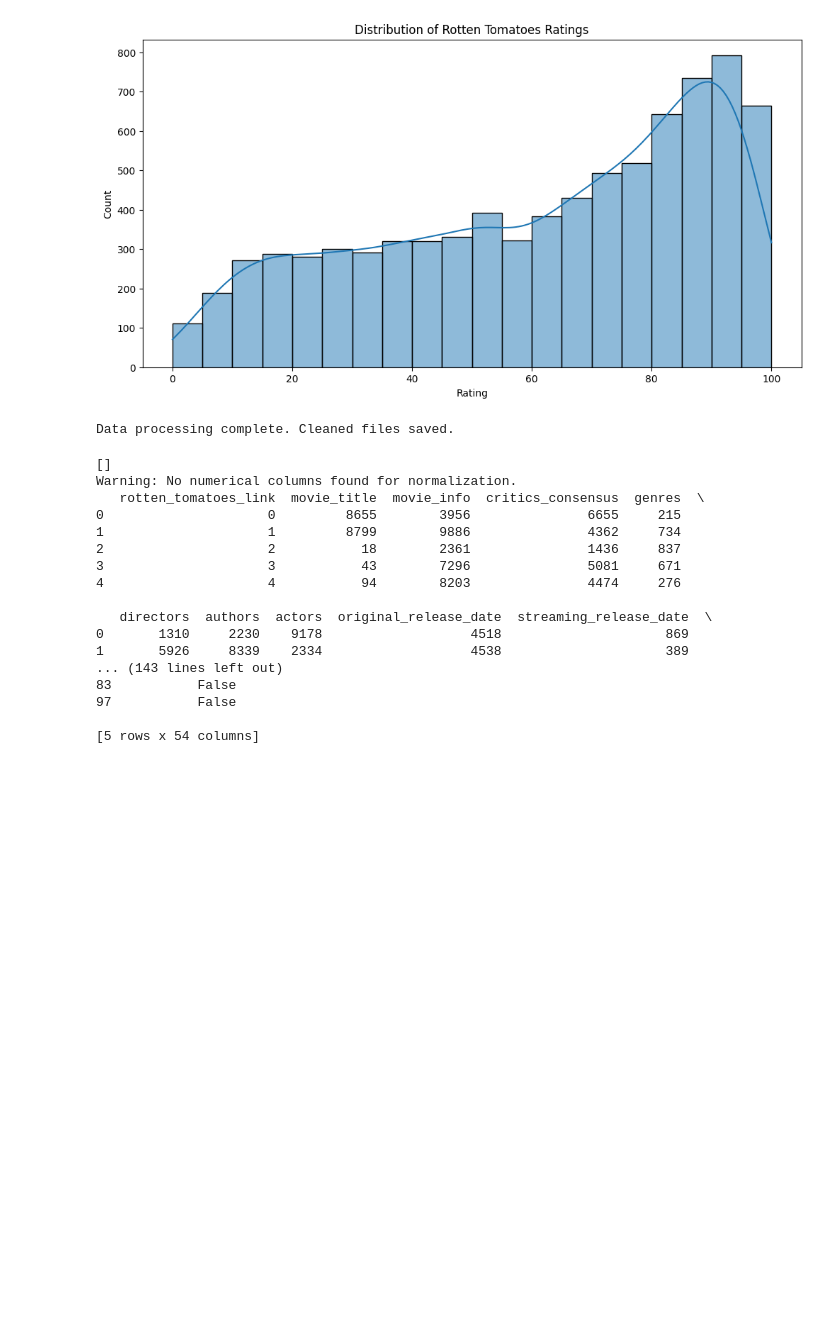
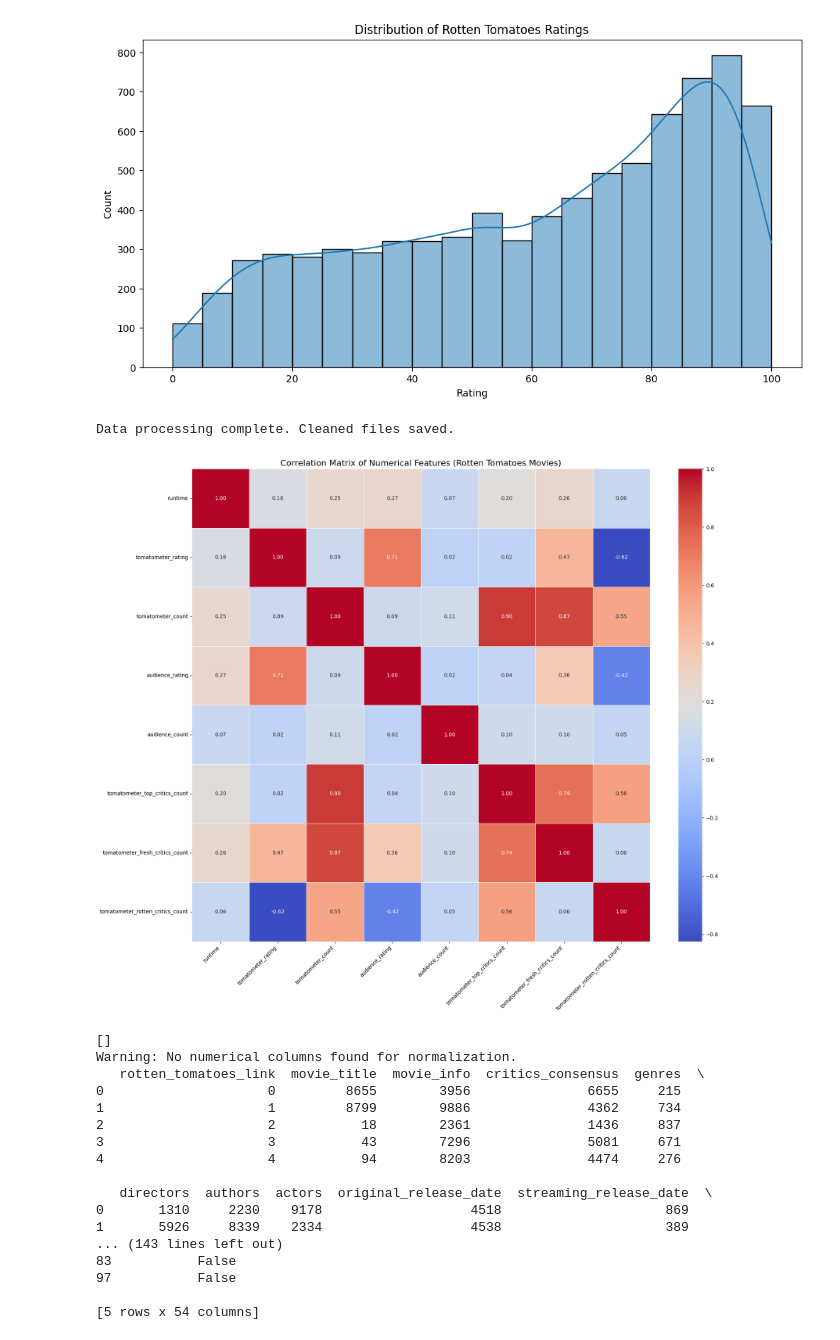
Before and after one commit to CodeRanger1998/cap5771sp25-project, a Jupyter notebook: Scripts/Preprocessing.ipynb, the cells around one changed output. Cells and saved outputs as stored; diff of their text form; code cells hidden in the pictures; blank space fills up the shorter version.

```diff
--- a/Scripts/Preprocessing.ipynb
+++ b/Scripts/Preprocessing.ipynb
@@ -2,6 +2,7 @@
 import pandas as pd
 import matplotlib.pyplot as plt
 import seaborn as sns
+import numpy as np
 
 # Load datasets
 imdb_df = pd.read_csv('../Data/imdb_top_1000.csv')
@@ -56,33 +57,53 @@ plt.show()
 
 # Save cleaned data
 imdb_df.to_csv('cleaned_imdb.csv', index=False)
 netflix_df.to_csv('cleaned_netflix.csv', index=False)
 rotten_reviews_df.to_csv('cleaned_rotten_reviews.csv', index=False)
 tmdb_credits_df.to_csv('cleaned_tmdb_credits.csv', index=False)
 rotten_movies_df.to_csv('cleaned_rotten_movies.csv', index=False)
 
 print("Data processing complete. Cleaned files saved.")
+
+# --- Correlation Matrix Heatmap ---
+
+# Select only numerical columns for the correlation matrix
+# Make sure this selection happens AFTER handling missing values if necessary
+# For example, using the already cleaned rotten_movies_df
+numerical_cols = rotten_movies_df.select_dtypes(include=np.number).columns
+correlation_matrix = rotten_movies_df[numerical_cols].corr()
+
+# Plot the heatmap
+plt.figure(figsize=(18, 15)) # Adjust size as needed
+sns.heatmap(correlation_matrix, annot=True, cmap='coolwarm', fmt=".2f", linewidths=.5)
+plt.title("Correlation Matrix of Numerical Features (Rotten Tomatoes Movies)", fontsize=16)
+plt.xticks(rotation=45, ha='right') # Rotate x-axis labels for better readability
+plt.yticks(rotation=0) # Ensure y-axis labels are horizontal
+plt.tight_layout() # Adjust layout to prevent labels overlapping
+# Optional: Save the heatmap figure
+plt.savefig('correlation_matrix_heatmap.png', dpi=300, bbox_inches='tight')
+plt.show()
 # %% [output]
 IMDb Dataset:
 <class 'pandas.core.frame.DataFrame'>
 RangeIndex: 1000 entries, 0 to 999
 Data columns (total 16 columns):
  #   Column         Non-Null Count  Dtype
 ---  ------         --------------  -----
  0   Poster_Link    1000 non-null   object
  1   Series_Title   1000 non-null   object
  2   Released_Year  1000 non-null   object
  3   Certificate    899 non-null    object
  4   Runtime        1000 non-null   object
  5   Genre          1000 non-null   object
 ... (365 lines left out)
 tomatometer_fresh_critics_count        0
 tomatometer_rotten_critics_count       0
 dtype: int64
 --------------------------------------------------
 [figure]
 [figure]
 Data processing complete. Cleaned files saved.
+[figure, added]
 # %%
 import pandas as pd
 import numpy as np
```
Also changed, not shown: 17 other files.
